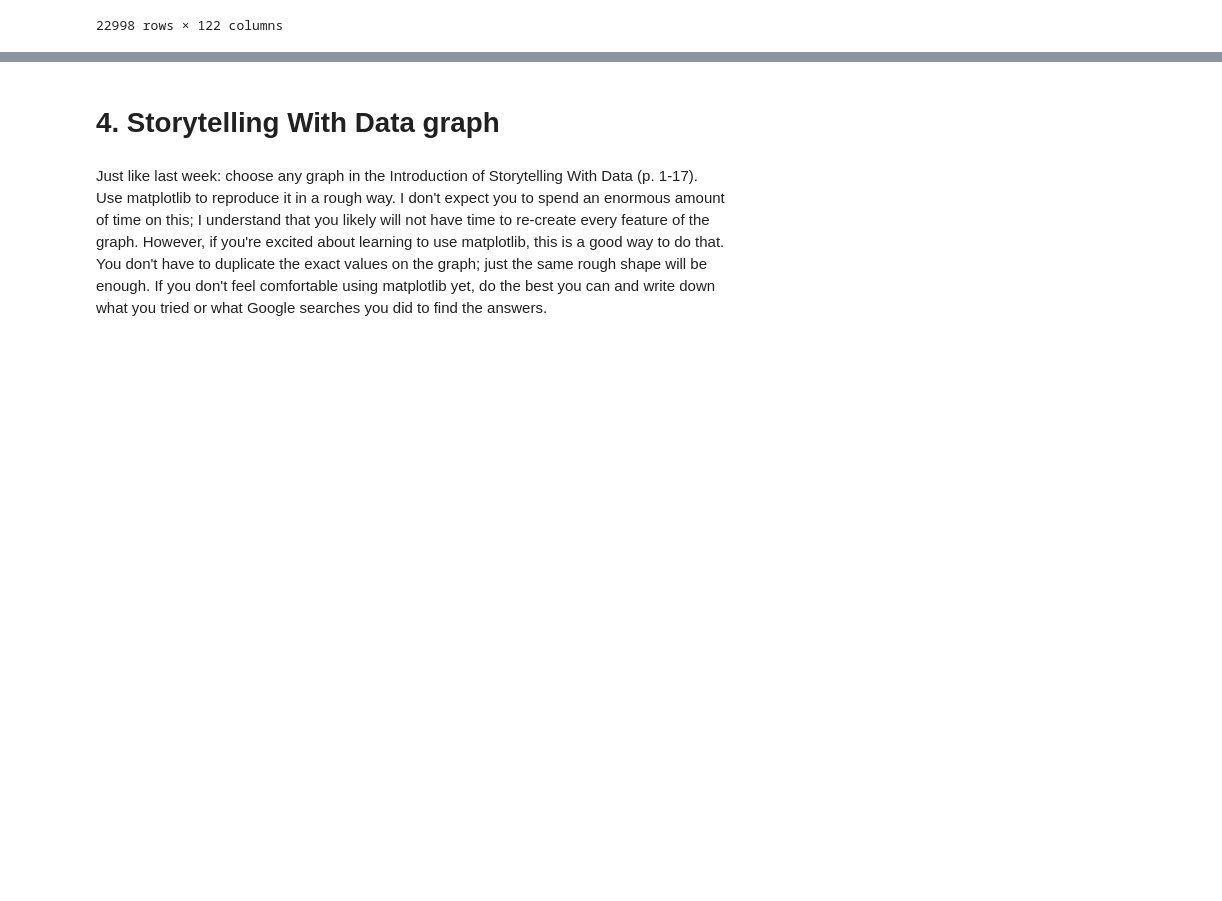
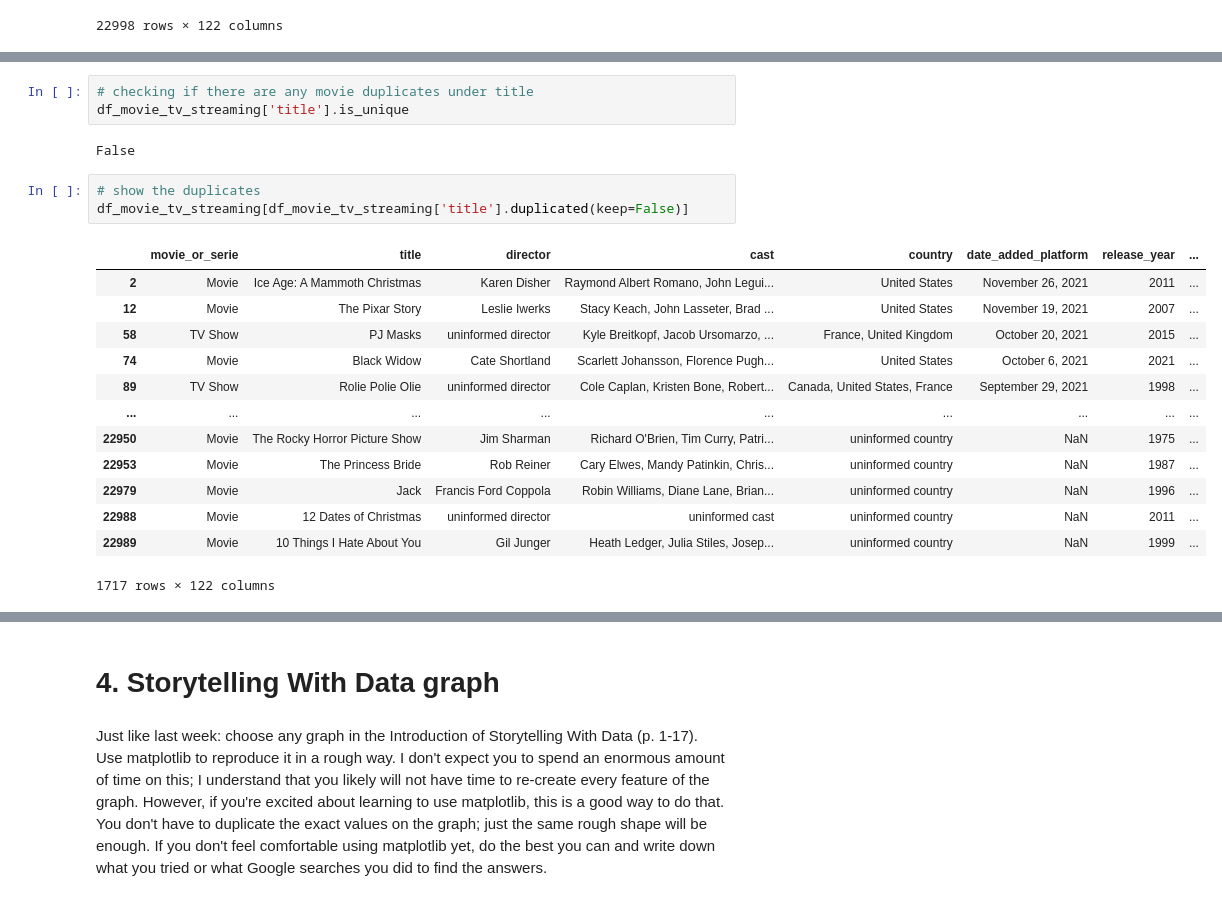
Before and after one commit to keshleem/dx699-summerai-homework2, a Jupyter notebook: OMDS-ModB2-Week2-Martin-Keshia-Lee.ipynb, the cells around one changed output, grey strips where cells are left out. Saved outputs shown, nothing was run; the diff lists cells and outputs as text; blank space fills up the shorter version.

```diff
--- a/OMDS-ModB2-Week2-Martin-Keshia-Lee.ipynb
+++ b/OMDS-ModB2-Week2-Martin-Keshia-Lee.ipynb
@@ -319,0 +365,22 @@ df_movie_tv_streaming
+# %%
+# checking if there are any movie duplicates under title
+df_movie_tv_streaming['title'].is_unique
+# %% [output]
+False
+# %%
+# show the duplicates
+df_movie_tv_streaming[df_movie_tv_streaming['title'].duplicated(keep=False)]
+# %% [output]
+|  | movie_or_serie | title | director | cast | country | date_added_platform | release_year | ... |
+| 2 | Movie | Ice Age: A Mammoth Christmas | Karen Disher | Raymond Albert Romano, John Legui... | United States | November 26, 2021 | 2011 | ... |
+| 12 | Movie | The Pixar Story | Leslie Iwerks | Stacy Keach, John Lasseter, Brad ... | United States | November 19, 2021 | 2007 | ... |
+| 58 | TV Show | PJ Masks | uninformed director | Kyle Breitkopf, Jacob Ursomarzo, ... | France, United Kingdom | October 20, 2021 | 2015 | ... |
+| 74 | Movie | Black Widow | Cate Shortland | Scarlett Johansson, Florence Pugh... | United States | October 6, 2021 | 2021 | ... |
+| 89 | TV Show | Rolie Polie Olie | uninformed director | Cole Caplan, Kristen Bone, Robert... | Canada, United States, France | September 29, 2021 | 1998 | ... |
+| ... | ... | ... | ... | ... | ... | ... | ... | ... |
+| 22950 | Movie | The Rocky Horror Picture Show | Jim Sharman | Richard O'Brien, Tim Curry, Patri... | uninformed country | NaN | 1975 | ... |
+| 22953 | Movie | The Princess Bride | Rob Reiner | Cary Elwes, Mandy Patinkin, Chris... | uninformed country | NaN | 1987 | ... |
+| 22979 | Movie | Jack | Francis Ford Coppola | Robin Williams, Diane Lane, Brian... | uninformed country | NaN | 1996 | ... |
+| 22988 | Movie | 12 Dates of Christmas | uninformed director | uninformed cast | uninformed country | NaN | 2011 | ... |
+| 22989 | Movie | 10 Things I Hate About You | Gil Junger | Heath Ledger, Julia Stiles, Josep... | uninformed country | NaN | 1999 | ... |
+1717 rows × 122 columns
```
Also changed, not shown: parts of 22 cells of this notebook, 1 other file.
